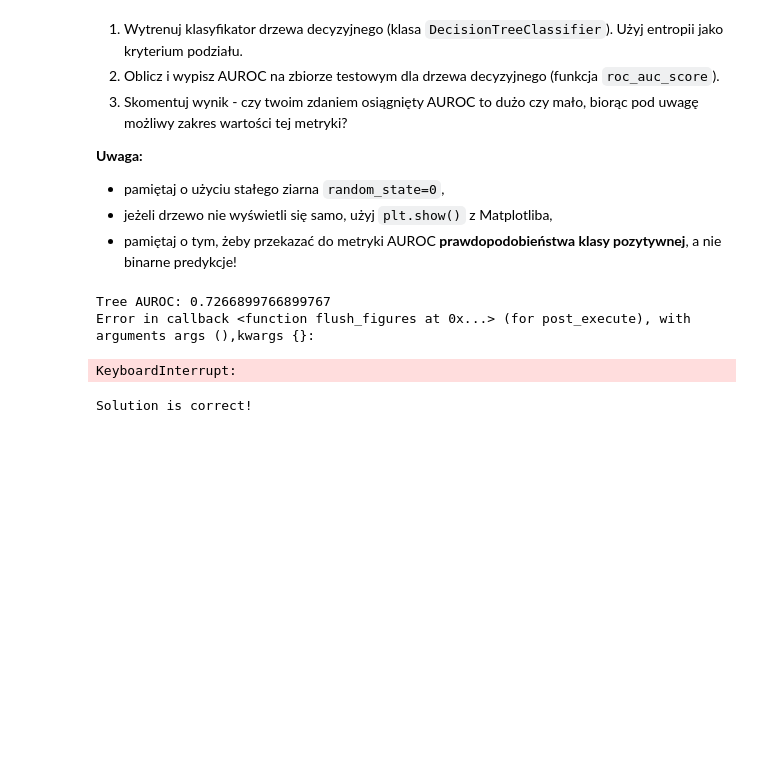
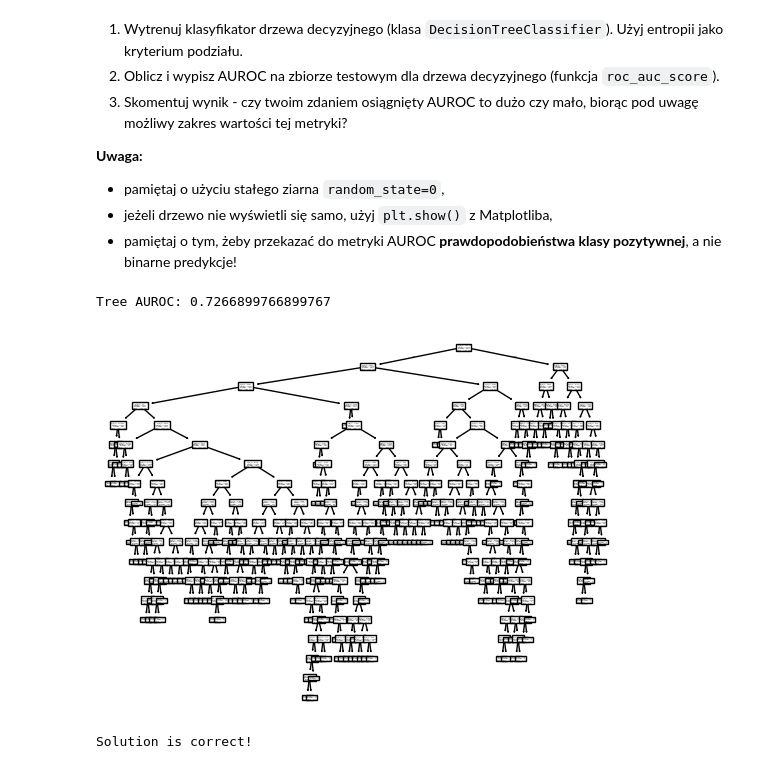
Before and after one commit to lythx/sztuczna-inteligencja, a Jupyter notebook: lab2/lab_2.ipynb, the cells around one changed output. Saved outputs shown, nothing was run; the diff lists cells and outputs as text; code cells hidden in the pictures; blank space fills up the shorter version.

```diff
--- a/lab2/lab_2.ipynb
+++ b/lab2/lab_2.ipynb
@@ -231,19 +231,18 @@ Co ważne, z definicji AUROC, trzeba w niej użyć **prawdopodobieństw klasy po
 # %%
 # your_code
 from sklearn.tree import DecisionTreeClassifier, plot_tree
 from sklearn.metrics import roc_auc_score
 
-decision_tree_classifier = DecisionTreeClassifier(criterion="entropy", random_state=0)
-decision_tree_classifier = decision_tree_classifier.fit(X_train, y_train)
-plot_tree(decision_tree_classifier)
-y_test_proba = decision_tree_classifier.predict_proba(X_test)[:, 1]
+dt_classifier = DecisionTreeClassifier(criterion="entropy", random_state=0)
+dt_classifier = dt_classifier.fit(X_train, y_train)
+plot_tree(dt_classifier)
+y_test_proba = dt_classifier.predict_proba(X_test)[:, 1]
 
 auroc = roc_auc_score(y_test, y_test_proba)
 print(f"Tree AUROC: {auroc}")
 # %% [output]
 Tree AUROC: 0.7266899766899767
-Error in callback <function flush_figures at 0x...> (for post_execute), with arguments args (),kwargs {}:
-KeyboardInterrupt:
+[figure, added]
 # %%
 assert auroc > 0.7
 
```
Also changed, not shown: parts of 17 cells of this notebook.
